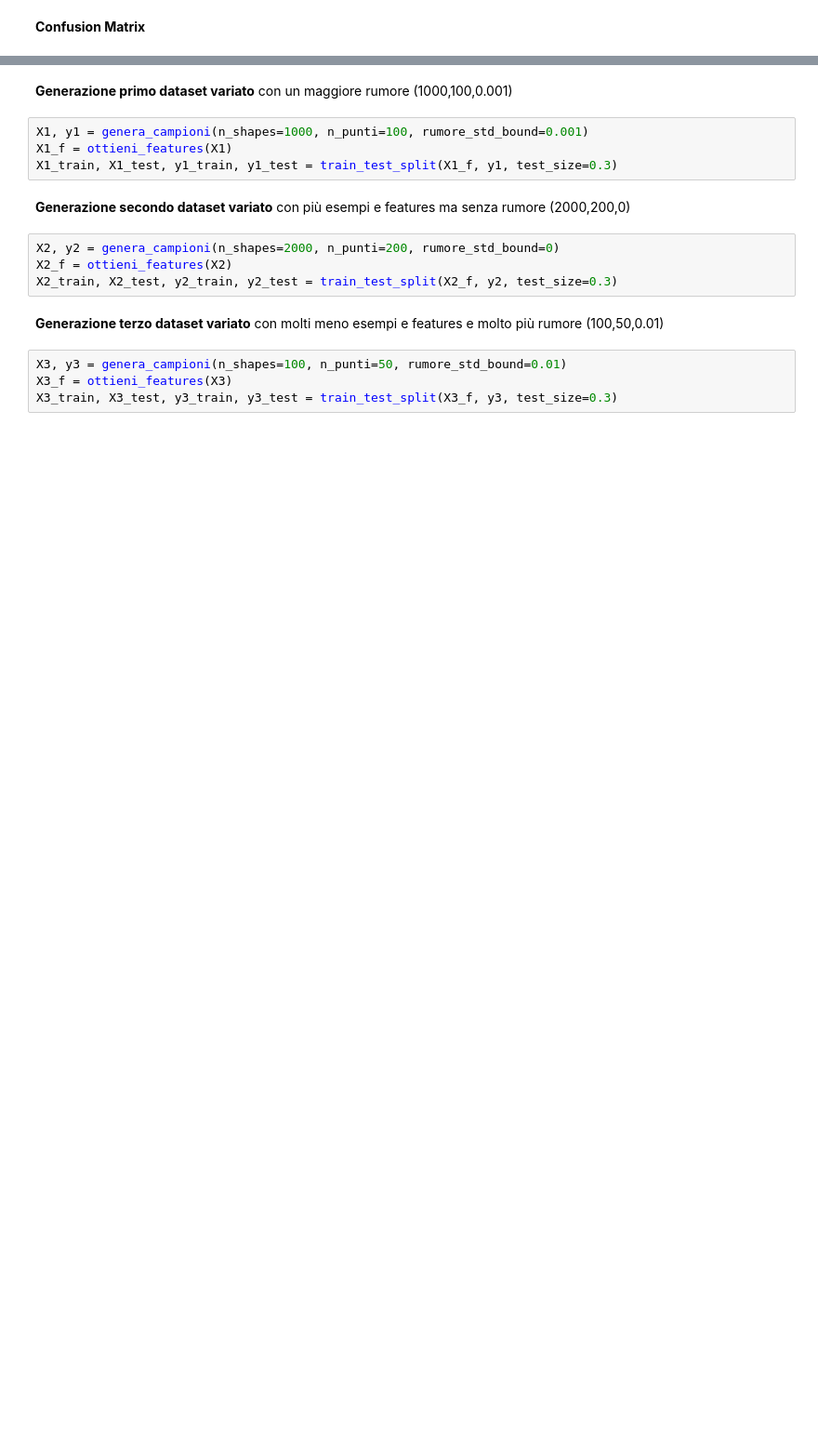
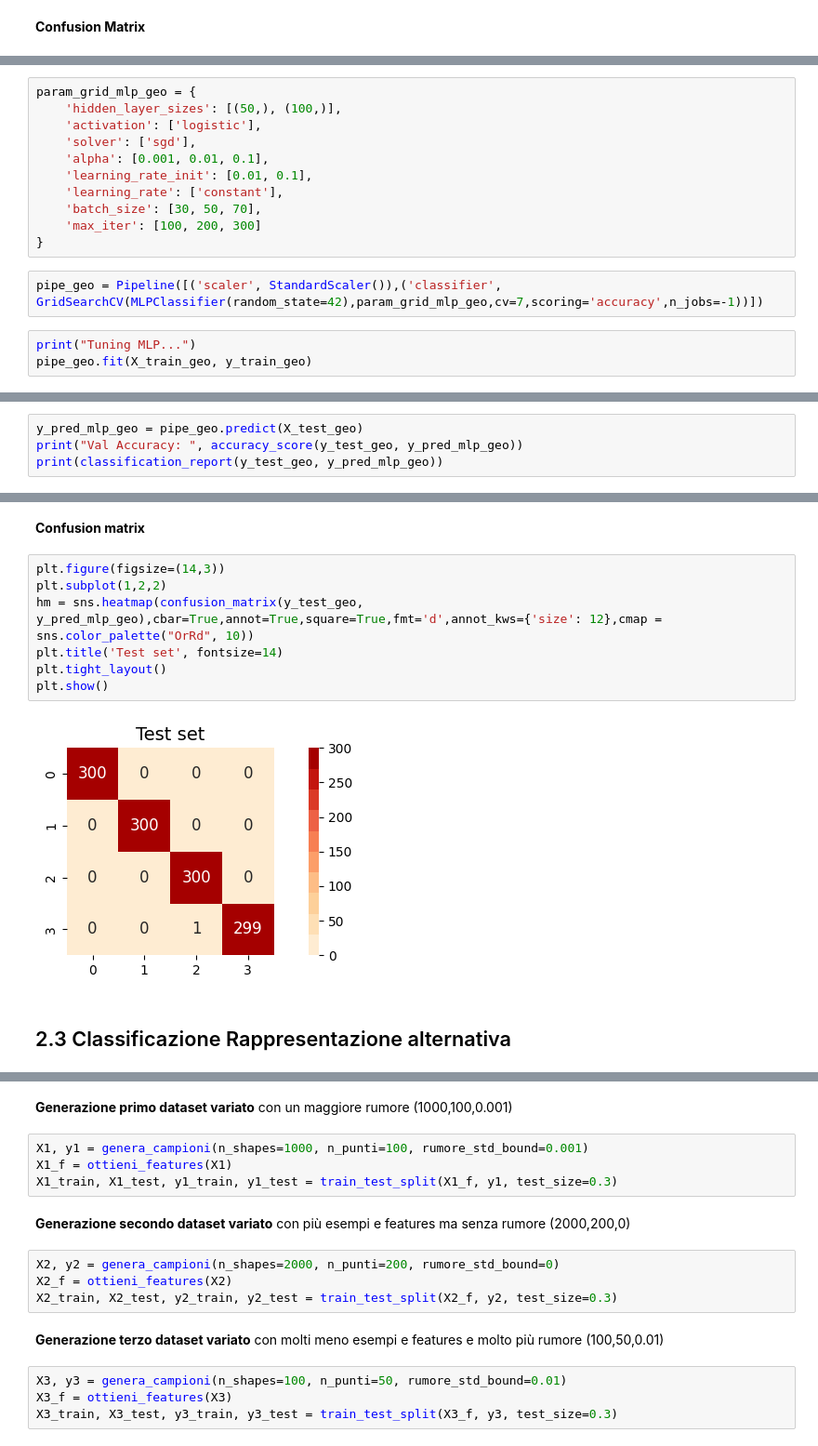
Before and after one commit to fettinz/Shape-recognition-Machine-Learning, a Jupyter notebook: Bellacopia.ipynb, the cells around one changed output, grey strips where cells are left out. Shown at 93% size. Cells and saved outputs as stored; diff of their text form; blank space fills up the shorter version.

```diff
--- a/Bellacopia.ipynb
+++ b/Bellacopia.ipynb
@@ -858,0 +813,16 @@ plt.show()
+# %%
+param_grid_mlp_geo = {
+    'hidden_layer_sizes': [(50,), (100,)],
+    'activation': ['logistic'],
+    'solver': ['sgd'],
+    'alpha': [0.001, 0.01, 0.1],
+    'learning_rate_init': [0.01, 0.1],
+    'learning_rate': ['constant'],
+    'batch_size': [30, 50, 70],
+    'max_iter': [100, 200, 300]
+}
+# %%
+pipe_geo = Pipeline([('scaler', StandardScaler()),('classifier', GridSearchCV(MLPClassifier(random_state=42),param_grid_mlp_geo,cv=7,scoring='accuracy',n_jobs=-1))])
+# %%
+print("Tuning MLP...")
+pipe_geo.fit(X_train_geo, y_train_geo)
@@ -858,0 +844,4 @@ plt.show()
+# %%
+y_pred_mlp_geo = pipe_geo.predict(X_test_geo)
+print("Val Accuracy: ", accuracy_score(y_test_geo, y_pred_mlp_geo))
+print(classification_report(y_test_geo, y_pred_mlp_geo))
@@ -858,0 +860,13 @@ plt.show()
+# %% [markdown]
+**Confusion matrix**
+# %%
+plt.figure(figsize=(14,3))
+plt.subplot(1,2,2)
+hm = sns.heatmap(confusion_matrix(y_test_geo, y_pred_mlp_geo),cbar=True,annot=True,square=True,fmt='d',annot_kws={'size': 12},cmap = sns.color_palette("OrRd", 10))
+plt.title('Test set', fontsize=14)
+plt.tight_layout()
+plt.show()
+# %% [output]
+[figure, added]
+# %% [markdown]
+## 2.3 Classificazione Rappresentazione alternativa
```
Also changed, not shown: parts of 82 cells of this notebook, 1 other file.
